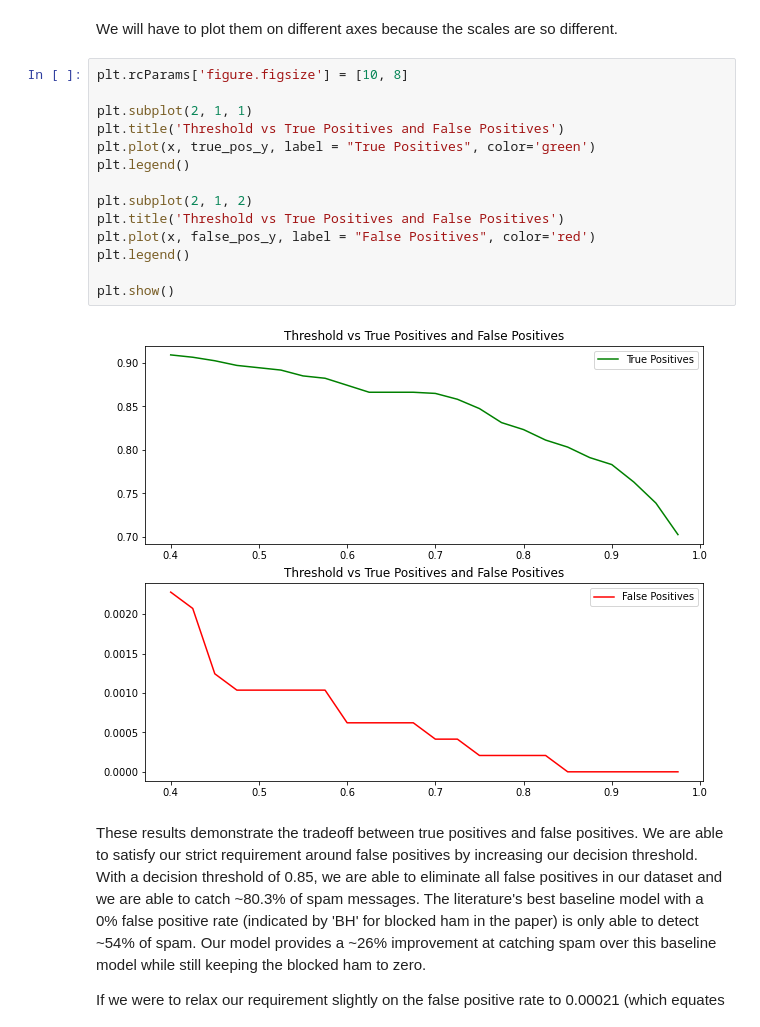
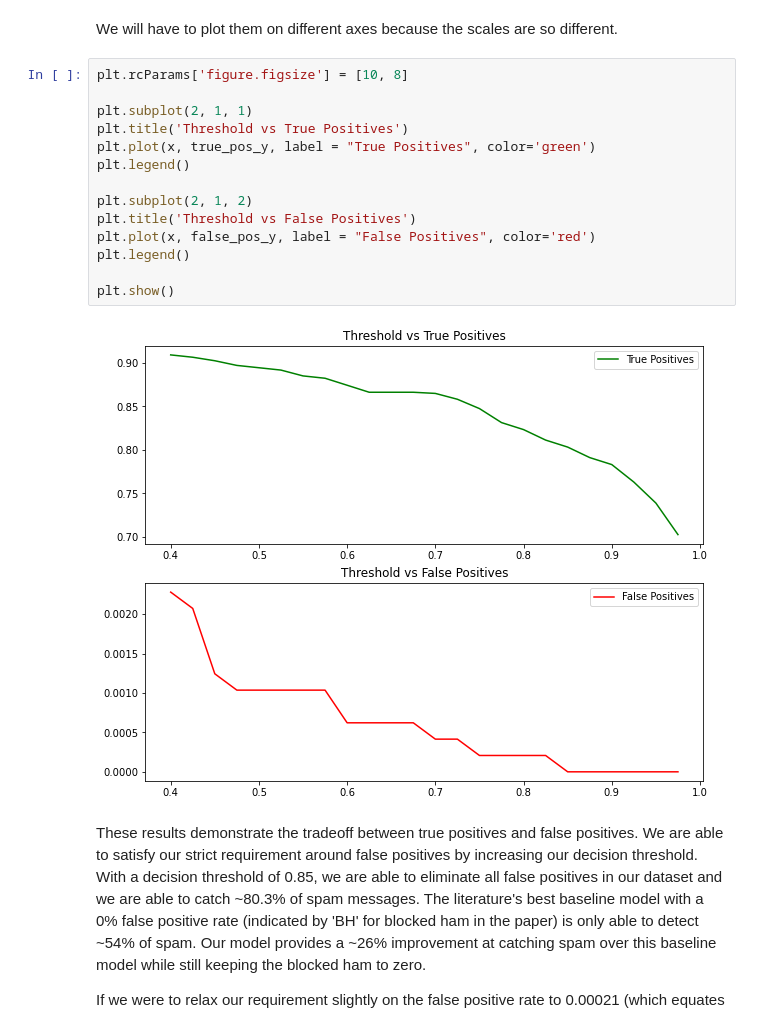
Before and after one commit to bengruher/SMS-Spam-Detection, a Jupyter notebook: sms-spam-detection.ipynb, the cells around one changed output. Cells and saved outputs as stored; diff of their text form.

```diff
--- a/sms-spam-detection.ipynb
+++ b/sms-spam-detection.ipynb
@@ -1272,19 +1272,19 @@ We will have to plot them on different axes because the scales are so different.
 # %%
 plt.rcParams['figure.figsize'] = [10, 8]
 
 plt.subplot(2, 1, 1)
-plt.title('Threshold vs True Positives and False Positives')
+plt.title('Threshold vs True Positives')
 plt.plot(x, true_pos_y, label = "True Positives", color='green')
 plt.legend()
 
 plt.subplot(2, 1, 2)
-plt.title('Threshold vs True Positives and False Positives')
+plt.title('Threshold vs False Positives')
 plt.plot(x, false_pos_y, label = "False Positives", color='red')
 plt.legend()
 
 plt.show()
 # %% [output]
-[figure, old version]
+[figure, new version]
 # %% [markdown]
 These results demonstrate the tradeoff between true positives and false positives. We are able to satisfy our strict requirement around false positives by increasing our decision threshold. With a decision threshold of 0.85, we are able to eliminate all false positives in our dataset and we are able to catch ~80.3% of spam messages. The literature's best baseline model with a 0% false positive rate (indicated by 'BH' for blocked ham in the paper) is only able to detect ~54% of spam. Our model provides a ~26% improvement at catching spam over this baseline model while still keeping the blocked ham to zero.
 
```
Also changed, not shown: parts of 2 cells of this notebook.
